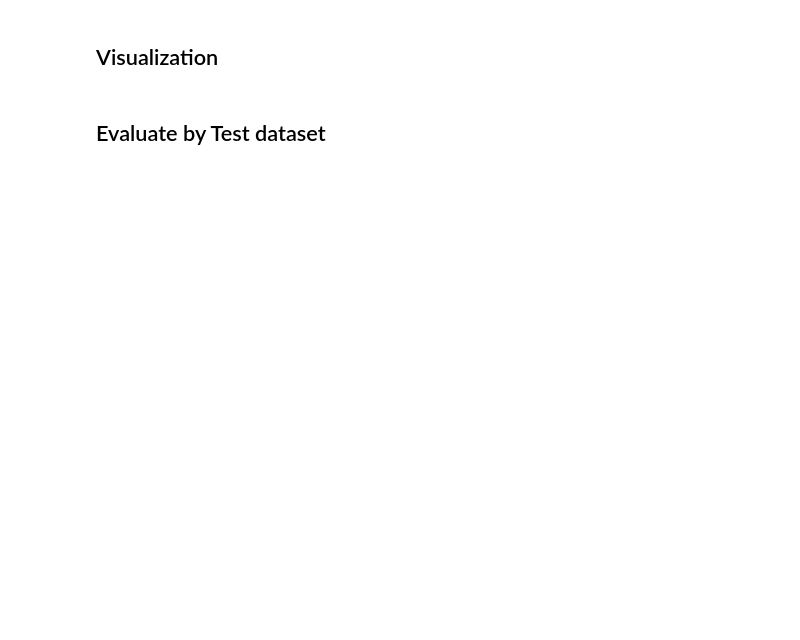
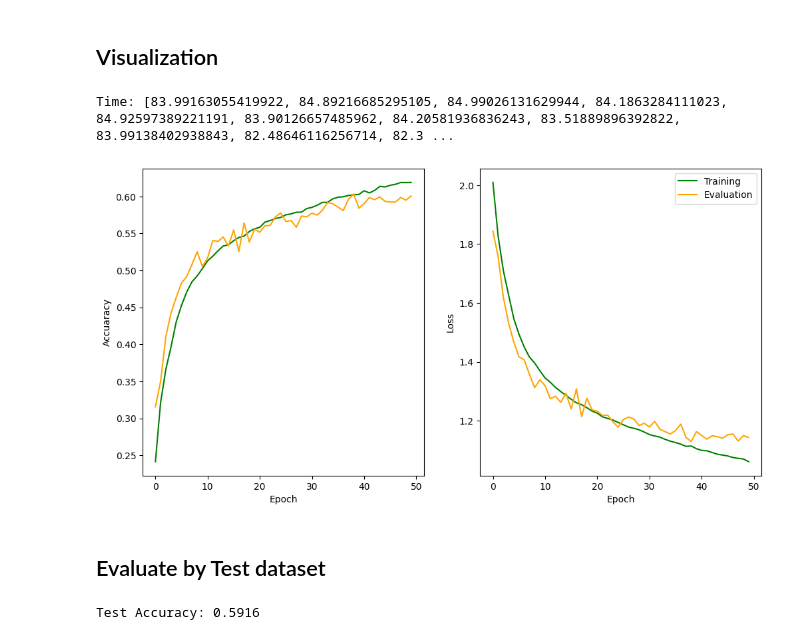
Before and after one commit to mylethidiem/zero-to-hero, a Jupyter notebook: preAIO25/external/VisionTransformer_research.ipynb, the cells around one changed output. Cells and saved outputs as stored; diff of their text form; code cells hidden in the pictures; blank space fills up the shorter version.

```diff
--- a/preAIO25/external/VisionTransformer_research.ipynb
+++ b/preAIO25/external/VisionTransformer_research.ipynb
@@ -336,7 +337,7 @@ def train_epoch(model, optimizer, criterion, train_dataloader, device, epoch=0,
               epoch, idx, len(train_dataloader), total_acc / total_count
           )
       )
-      # total_acc, total_count = 0, 0 # why reset them?
+      total_acc, total_count = 0, 0 # why reset them?
       start_time = time.time()
   epoch_acc = total_acc / total_count # average accuracy loss
   epoch_loss = sum(losses) / len(losses) # average train loss
@@ -457,22 +458,27 @@ def plot_result(num_epochs, train_accs, eval_accs, train_losses, eval_losses):
   epochs = list(range(num_epochs))
   fig, axs = plt.subplots(nrows= 1, ncols=2, figsize=(12, 6))
 
-  axs[0].plot(epochs, train_accs, label="Training Accuaracy", color='green')
-  axs[0].plot(epochs, eval_accs, label="Evaluation Accuaracy", color='orange')
+  axs[0].plot(epochs, train_accs, label="Training", color='green')
+  axs[0].plot(epochs, eval_accs, label="Evaluation", color='orange')
   axs[0].set(xlabel='Epoch', ylabel='Accuaracy')
 
-  axs[1].plot(epochs, train_losses, label="Training Loss", color='green')
-  axs[1].plot(epochs, eval_losses, label="Evaluation Loss", color='orange')
+  axs[1].plot(epochs, train_losses, label="Training", color='green')
+  axs[1].plot(epochs, eval_losses, label="Evaluation", color='orange')
   axs[1].set(xlabel='Epoch', ylabel='Loss')
   plt.legend()
 # %%
+# time = metrics["time"]
+# print(f"Time: {time}")
 plot_result(
     num_epochs,
     metrics["train_accuracy"],
-    metrics["valid_accuracy"],
+    metrics["val_accuracy"],
     metrics["train_loss"],
-    metrics["valid_loss"]
+    metrics["val_loss"]
 )
+# %% [output]
+Time: [83.99163055419922, 84.89216685295105, 84.99026131629944, 84.1863284111023, 84.92597389221191, 83.90126657485962, 84.20581936836243, 83.51889896392822, 83.99138402938843, 82.48646116256714, 82.3 ...
+[figure, added]
 # %% [markdown]
 ## Evaluate by Test dataset
 # %%
@@ -482,12 +488,14 @@ model.eval()
 with torch.no_grad():
   for inputs, labels in test_loader:
     inputs, labels = inputs.to(device), labels.to(device)
-    predictions = model()
+    predictions = model(inputs)
 
-    test_target.append(inputs.cpu())
+    test_target.append(labels.cpu())
     test_predict.append(predictions.cpu())
 test_target = torch.cat(test_target, dim=0)
 test_predict = torch.cat(test_predict, dim=0)
 
 test_acc = (torch.argmax(test_predict, dim=1)==test_target).sum().item() / len(test_target)
 print(f"Test Accuracy: {test_acc:.4f}")
+# %% [output]
+Test Accuracy: 0.5916
```
Also changed, not shown: parts of 3 cells of this notebook.
